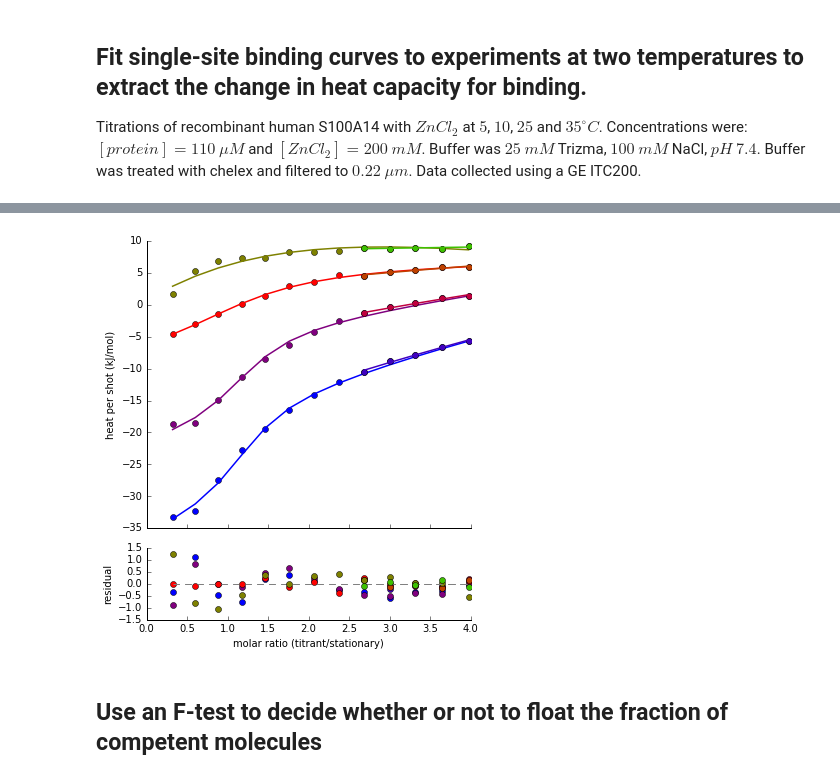
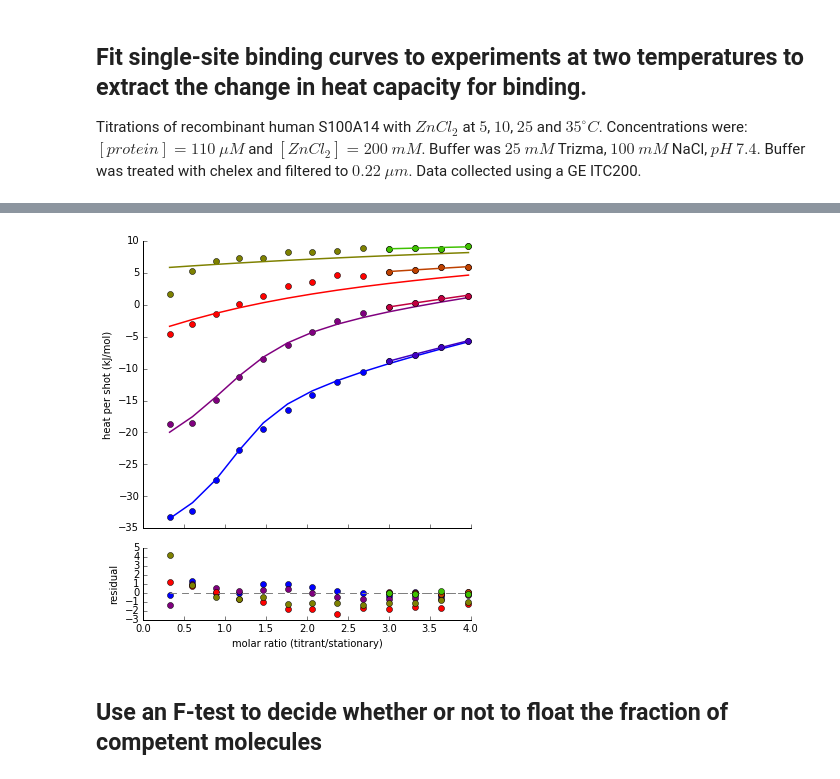
Before and after one commit to harmslab/pytc, a Jupyter notebook: Demo.ipynb, the cells around one changed output, grey strips where cells are left out. Drawn from its saved outputs; the diff is of its cells as text; code cells hidden in the pictures.

Commit message:
working, now has van't Hoff analysis

```diff
--- a/Demo.ipynb
+++ b/Demo.ipynb
@@ -628,56 +529,78 @@ local,dH,demos/temp-dependence/35C.DH,-1.43914e+04,0.00000e+00,float,-4.00000e+0
 # %%
+%matplotlib inline
+
 import pytc
 
 # --------------------------------------------------------------------
 # Create a global fitting instance
-g = pytc.global_models.GlobalFit() #TempDependence()
+g = pytc.global_models.GlobalFit()
+vhe = pytc.global_models.VantHoffExtended("vh")
 
-vant_hoff = pytc.global_models.VantHoffExtended("site1_vanthoff")
+#--------------------------------------------------------------------------------------------------
 
 t5 = pytc.ITCExperiment("demos/temp-dependence/5C.DH",pytc.indiv_models.SingleSite,shot_start=1)
 g.add_experiment(t5)
-g.link_to_global(t5,"K",vant_hoff.K)
-g.link_to_global(t5,"dH",vant_hoff.dH)
+g.link_to_global(t5,"dH",vhe.dH)
+g.link_to_global(t5,"K",vhe.K)
 g.link_to_global(t5,"dilution_heat","t5_heat")
 g.link_to_global(t5,"dilution_intercept","t5_intercept")
-g.link_to_global(t5,"fx_competent","fx_competent")
+g.link_to_global(t5,"fx_competent","g_competent")
 
-t5_blank = pytc.ITCExperiment("demos/temp-dependence/5C.DH",pytc.indiv_models.Blank,shot_start=9)
+t5_blank = pytc.ITCExperiment("demos/temp-dependence/5C.DH",pytc.indiv_models.Blank,shot_start=10)
 g.add_experiment(t5_blank,weight=100)
 g.link_to_global(t5_blank,"dilution_heat","t5_heat")
 g.link_to_global(t5_blank,"dilution_intercept","t5_intercept")
 
+
+#--------------------------------------------------------------------------------------------------
+
 t10 = pytc.ITCExperiment("demos/temp-dependence/10C.DH",pytc.indiv_models.SingleSite,shot_start=1)
 g.add_experiment(t10)
-#g.link_to_global(t10,"dH","dH_global")
+g.link_to_global(t10,"dH",vhe.dH)
+g.link_to_global(t10,"K",vhe.K)
 g.link_to_global(t10,"dilution_heat","t10_heat")
 g.link_to_global(t10,"dilution_intercept","t10_intercept")
-g.link_to_global(t10,"fx_competent","fx_competent")
+g.link_to_global(t10,"fx_competent","g_competent")
 
-t10_blank = pytc.ITCExperiment("demos/temp-dependence/10C.DH",pytc.indiv_models.Blank,shot_start=9)
+t10_blank = pytc.ITCExperiment("demos/temp-dependence/10C.DH",pytc.indiv_models.Blank,shot_start=10)
 g.add_experiment(t10_blank,weight=100)
 g.link_to_global(t10_blank,"dilution_heat","t10_heat")
 g.link_to_global(t10_blank,"dilution_intercept","t10_intercept")
 
+#--------------------------------------------------------------------------------------------------
+
 t25 = pytc.ITCExperiment("demos/temp-dependence/25C.DH",pytc.indiv_models.SingleSite,shot_start=1)
 g.add_experiment(t25)
-#g.link_to_global(t25,"dH","dH_global")
+g.link_to_global(t25,"dH",vhe.dH)
+g.link_to_global(t25,"K",vhe.K)
+g.link_to_global(t25,"dilution_heat","t25_heat")
+g.link_to_global(t25,"dilution_intercept","t25_intercept")
+g.link_to_global(t25,"fx_competent","g_competent")
 
-t25_blank = pytc.ITCExperiment("demos/temp-dependence/25C.DH",pytc.indiv_models.Blank,shot_start=9)
+t25_blank = pytc.ITCExperiment("demos/temp-dependence/25C.DH",pytc.indiv_models.Blank,shot_start=10)
 g.add_experiment(t25_blank,weight=100)
 g.link_to_global(t25_blank,"dilution_heat","t25_heat")
 g.link_to_global(t25_blank,"dilution_intercept","t25_intercept")
-g.link_to_global(t25,"fx_competent","fx_competent")
+
+#--------------------------------------------------------------------------------------------------
 
 t35 = pytc.ITCExperiment("demos/temp-dependence/35C.DH",pytc.indiv_models.SingleSite,shot_start=1)
 g.add_experiment(t35)
-#g.link_to_global(t35,"dH","dH_global")
+g.link_to_global(t35,"dH",vhe.dH)
+g.link_to_global(t35,"K",vhe.K)
+g.link_to_global(t35,"fx_competent","g_competent")
+g.link_to_global(t35,"dilution_heat","t35_heat")
+g.link_to_global(t35,"dilution_intercept","t35_intercept")
 
-t35_blank = pytc.ITCExperiment("demos/temp-dependence/35C.DH",pytc.indiv_models.Blank,shot_start=9)
+t35_blank = pytc.ITCExperiment("demos/temp-dependence/35C.DH",pytc.indiv_models.Blank,shot_start=10)
 g.add_experiment(t35_blank,weight=100)
 g.link_to_global(t35_blank,"dilution_heat","t35_heat")
 g.link_to_global(t35_blank,"dilution_intercept","t35_intercept")
-g.link_to_global(t35,"fx_competent","fx_competent")
+
+
+g.update_bounds("g_competent",(0.90,1.1))
+#g.update_bounds("vh_K_ref",(0,None))
+g.update_guess("vh_K_ref",10000)
 
 # Do fit
 g.fit()
@@ -706,4 +629,4 @@ local,dH,demos/temp-dependence/35C.DH,-1.43914e+04,0.00000e+00,float,-4.00000e+0
-[figure, old version]
+[figure, new version]
 # %% [markdown]
 ## Use an F-test to decide whether or not to float the fraction of competent molecules
 # %%
```
Also changed, not shown: parts of 4 cells of this notebook, 2 other files.
